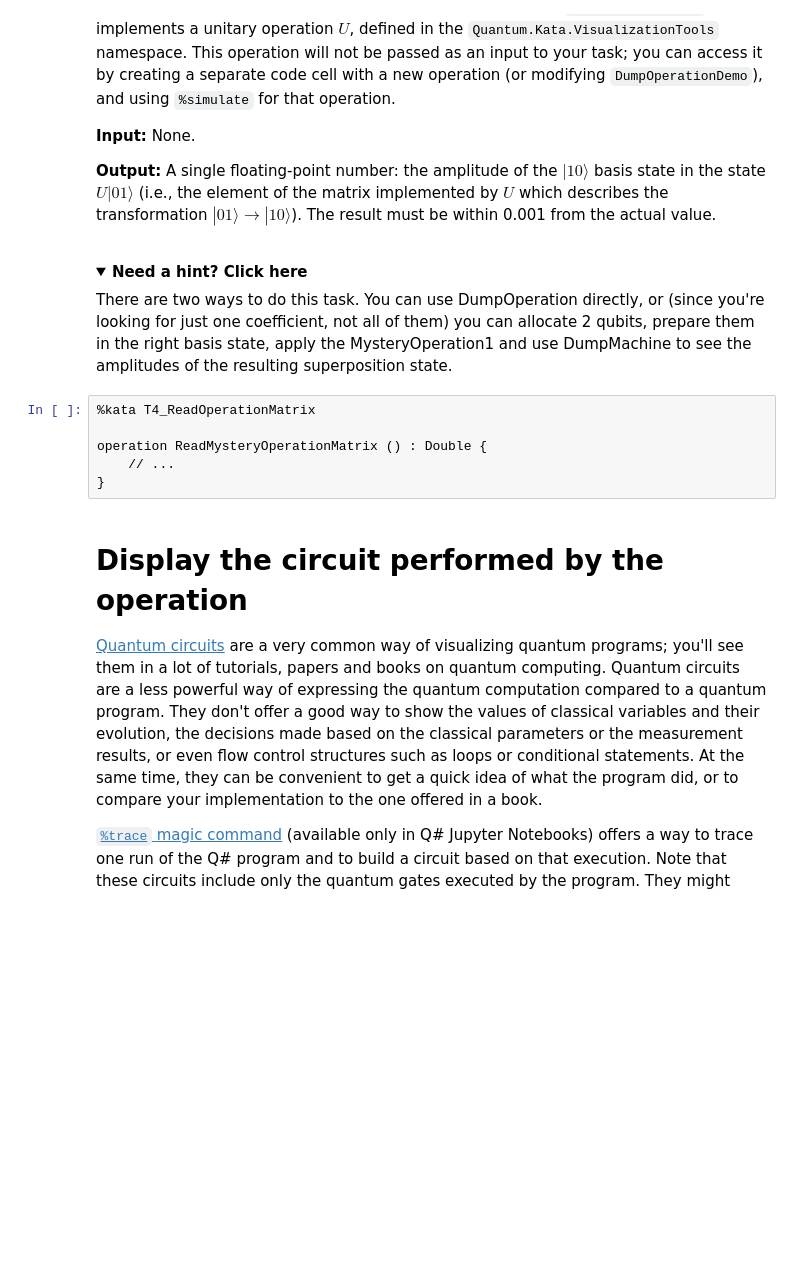
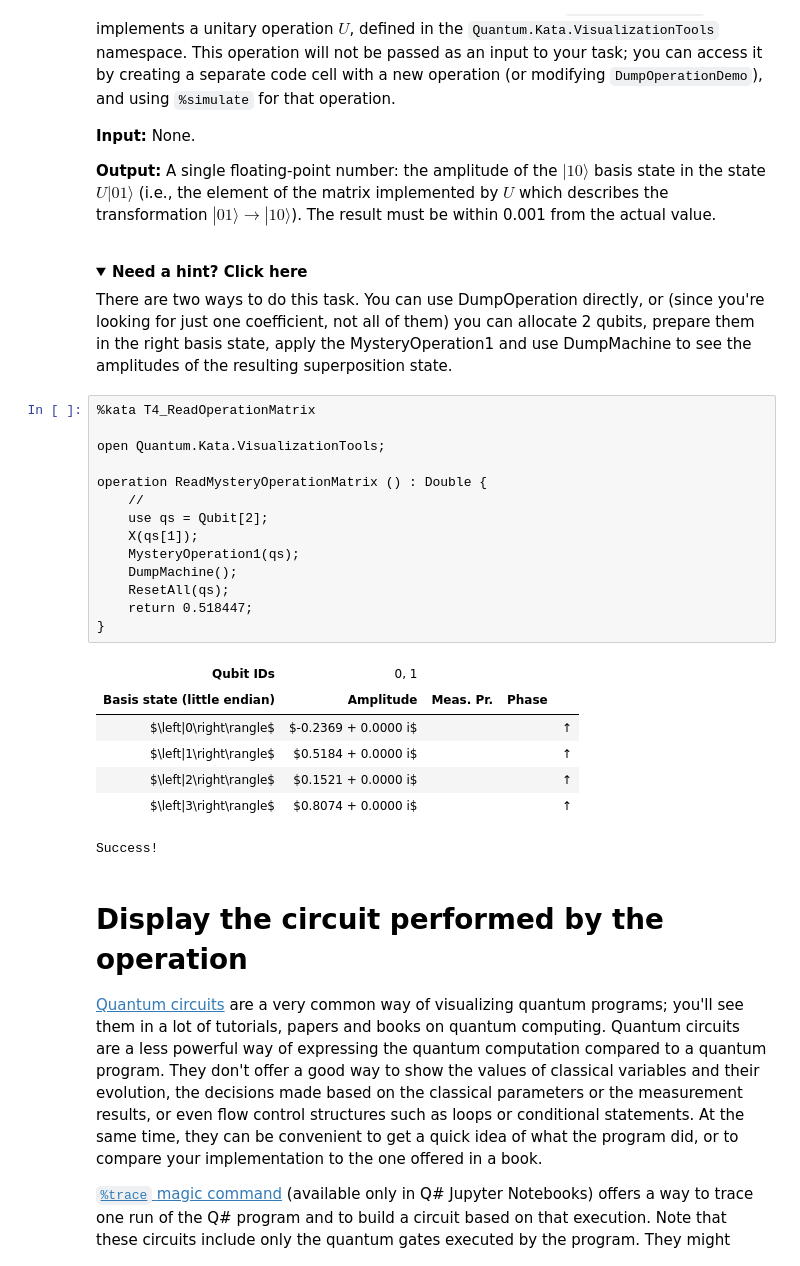
Before and after one commit to CarlosLaraFP/QuantumKatas, a Jupyter notebook: tutorials/VisualizationTools/VisualizationTools.ipynb, the cells around one changed output. Drawn from its saved outputs; the diff is of its cells as text; folded sections open; blank space fills up the shorter version.

```diff
--- a/tutorials/VisualizationTools/VisualizationTools.ipynb
+++ b/tutorials/VisualizationTools/VisualizationTools.ipynb
@@ -326,12 +332,28 @@ This operation will not be passed as an input to your task; you can access it by
   <summary><b>Need a hint? Click here</b></summary>
   There are two ways to do this task. You can use DumpOperation directly, or (since you're looking for just one coefficient, not all of them) you can allocate 2 qubits, prepare them in the right basis state, apply the MysteryOperation1 and use DumpMachine to see the amplitudes of the resulting superposition state.
 </details>
-# %%
-%kata T4_ReadOperationMatrix
-
-operation ReadMysteryOperationMatrix () : Double {
-    // ...
-}
+# %%
+%kata T4_ReadOperationMatrix
+
+open Quantum.Kata.VisualizationTools;
+
+operation ReadMysteryOperationMatrix () : Double {
+    //
+    use qs = Qubit[2];
+    X(qs[1]);
+    MysteryOperation1(qs);
+    DumpMachine();
+    ResetAll(qs);
+    return 0.518447;
+}
+# %% [output]
+| Qubit IDs | 0, 1 |
+| Basis state (little endian) | Amplitude | Meas. Pr. | Phase |
+| $\left|0\right\rangle$ | $-0.2369 + 0.0000 i$ |  |  | ↑ |
+| $\left|1\right\rangle$ | $0.5184 + 0.0000 i$ |  |  | ↑ |
+| $\left|2\right\rangle$ | $0.1521 + 0.0000 i$ |  |  | ↑ |
+| $\left|3\right\rangle$ | $0.8074 + 0.0000 i$ |  |  | ↑ |
+Success!
 # %% [markdown]
 # Display the circuit performed by the operation
 
```
Also changed, not shown: parts of 4 cells of this notebook, 1 other file.
